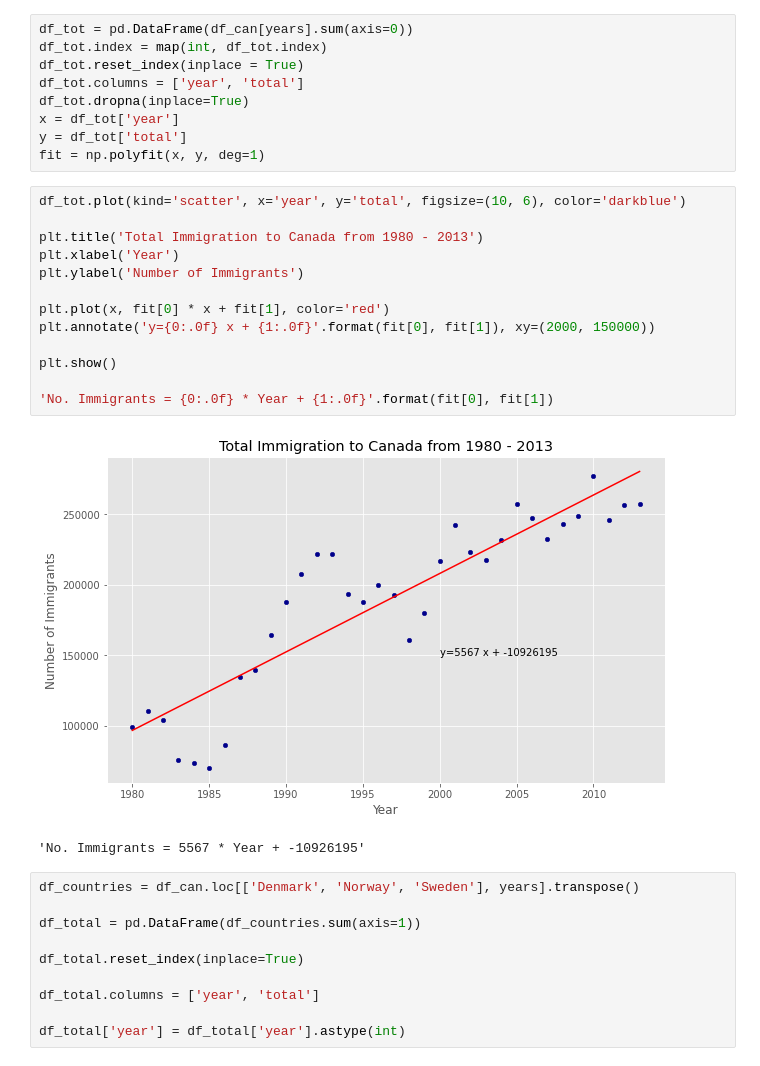
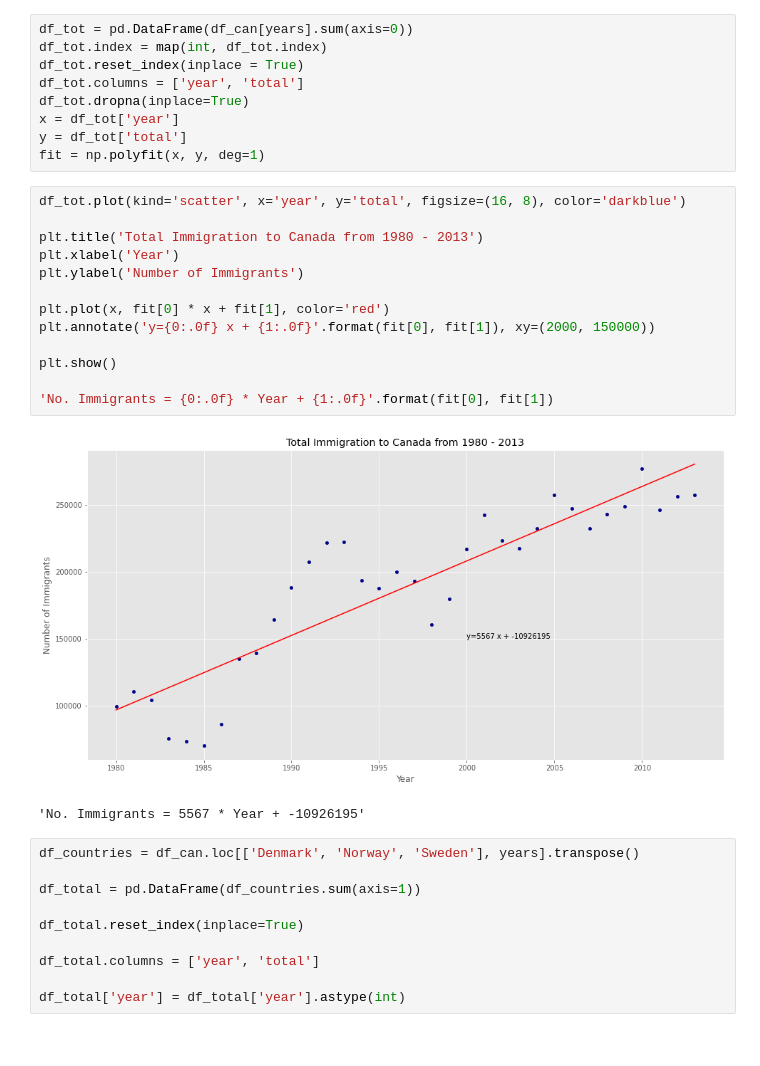
Before and after one commit to RenatoPeG/portfolio, a Jupyter notebook: Scatter Plots and Bubble Plots/Scatter Plots and Bubble Plots.ipynb, the cells around one changed output. Drawn from its saved outputs; the diff is of its cells as text.

Commit message:
Scatter and Bubble

```diff
--- a/Scatter Plots and Bubble Plots/Scatter Plots and Bubble Plots.ipynb
+++ b/Scatter Plots and Bubble Plots/Scatter Plots and Bubble Plots.ipynb
@@ -70,20 +70,20 @@ x = df_tot['year']
 y = df_tot['total']
 fit = np.polyfit(x, y, deg=1)
 # %%
-df_tot.plot(kind='scatter', x='year', y='total', figsize=(10, 6), color='darkblue')
+df_tot.plot(kind='scatter', x='year', y='total', figsize=(16, 8), color='darkblue')
 
 plt.title('Total Immigration to Canada from 1980 - 2013')
 plt.xlabel('Year')
 plt.ylabel('Number of Immigrants')
 
 plt.plot(x, fit[0] * x + fit[1], color='red')
 plt.annotate('y={0:.0f} x + {1:.0f}'.format(fit[0], fit[1]), xy=(2000, 150000))
 
 plt.show()
 
 'No. Immigrants = {0:.0f} * Year + {1:.0f}'.format(fit[0], fit[1])
 # %% [output]
-[figure, old version]
+[figure, new version]
 'No. Immigrants = 5567 * Year + -10926195'
 # %%
 df_countries = df_can.loc[['Denmark', 'Norway', 'Sweden'], years].transpose()
```
Also changed, not shown: parts of 1 cell of this notebook, 3 other files.
